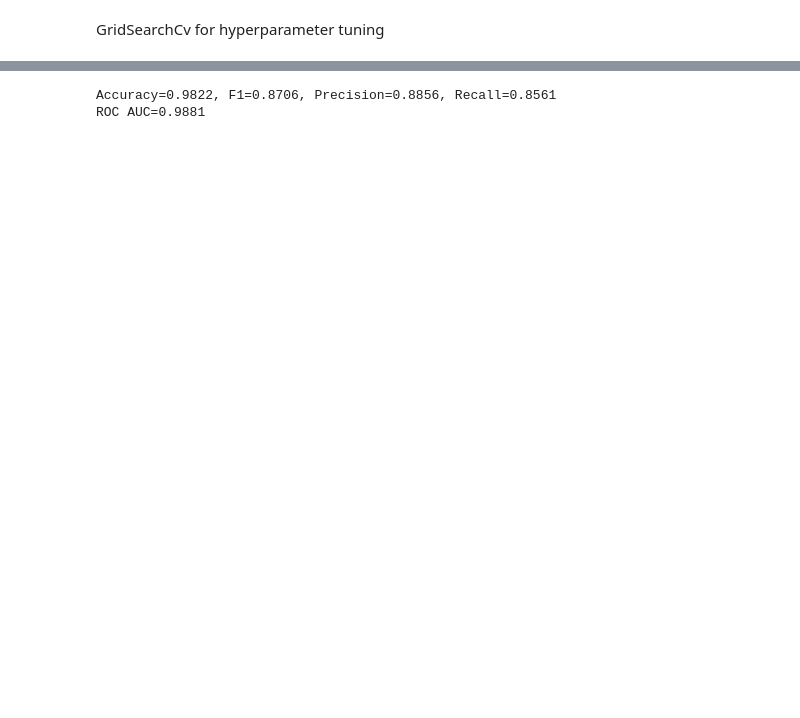
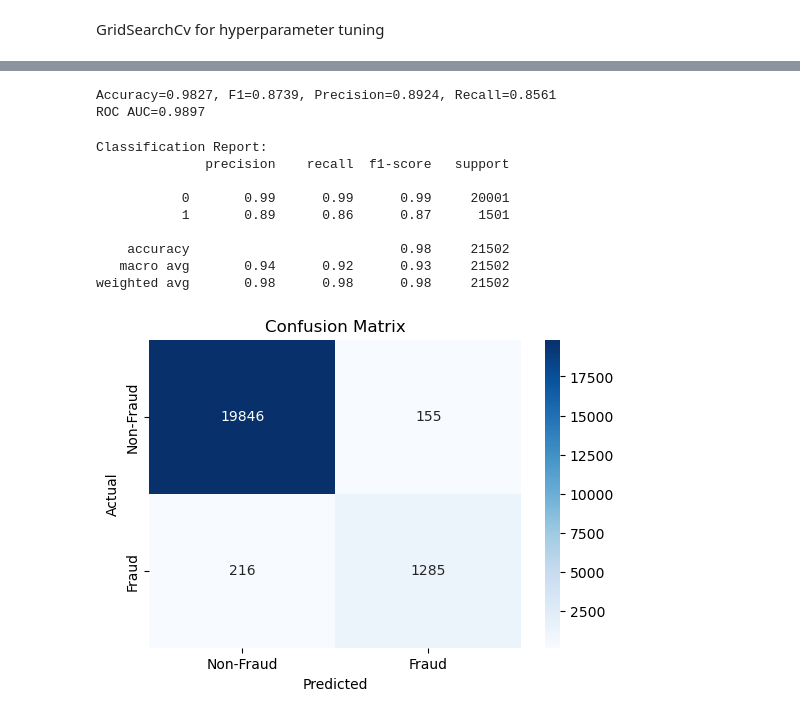
Before and after one commit to sumanbhattarai58/Internship, a Jupyter notebook: CreditCard_Fraud_Detection.ipynb, the cells around one changed output, grey strips where cells are left out. Drawn from its saved outputs; the diff is of its cells as text; code cells hidden in the pictures; blank space fills up the shorter version.

```diff
--- a/CreditCard_Fraud_Detection.ipynb
+++ b/CreditCard_Fraud_Detection.ipynb
@@ -141,9 +174,20 @@ Name: count, dtype: int64
 #Transform dob to age
 data['dob'] = pd.to_datetime(data['dob'])
 data['age'] = data['trans_date_trans_time'].dt.year - data['dob'].dt.year
-# %%
-# Calculate distance between customer and merchant
-data['dist'] = np.sqrt((data['lat'] - data['merch_lat'])**2 + (data['long'] - data['merch_long'])**2)
+# %%
+# Haversine formula to calculate distance in kilometers between customer and merchant
+R = 6371  # Earth radius in kilometers
+lat1 = np.radians(data['lat'])
+lon1 = np.radians(data['long'])
+lat2 = np.radians(data['merch_lat'])
+lon2 = np.radians(data['merch_long'])
+
+dlat = lat2 - lat1
+dlon = lon2 - lon1
+
+a = np.sin(dlat/2)**2 + np.cos(lat1) * np.cos(lat2) * np.sin(dlon/2)**2
+c = 2 * np.arcsin(np.sqrt(a))
+data['dist_km'] = R * c
 # %%
 #Drop unnecessary columns
 drop_cols = ['Unnamed: 0','cc_num','first','last','street','trans_num','unix_time','trans_date_trans_time','dob'
@@ -329,7 +373,7 @@ Index(['merchant', 'category', 'amt', 'city', 'state', 'zip', 'lat', 'long',
       dtype='object')
 # %%
 #Scaling numerial features
-numerical_cols = ['amt','zip','lat', 'long','city_pop', 'merch_lat', 'merch_long', 'age', 'dist', 'hour', 'day_of_week', 'month']
+numerical_cols = ['amt','zip','lat', 'long','city_pop', 'merch_lat', 'merch_long', 'age', 'dist_km', 'hour', 'day_of_week', 'month']
 
 from sklearn.compose import ColumnTransformer
 preprocessor = ColumnTransformer(
@@ -426,8 +470,33 @@ print(f"Accuracy={accuracy:.4f}, F1={f1:.4f}, Precision={precision:.4f}, Recall=
 if roc_auc is not None:
     print(f"ROC AUC={roc_auc:.4f}")
 # %% [output]
-Accuracy=0.9822, F1=0.8706, Precision=0.8856, Recall=0.8561
-ROC AUC=0.9881
+Accuracy=0.9827, F1=0.8739, Precision=0.8924, Recall=0.8561
+ROC AUC=0.9897
+# %%
+#print classification report
+print("\nClassification Report:")
+print(classification_report(y_test, y_pred))
+#EDA and Feature Engineering
+
+#Confusion Matrix
+cm = confusion_matrix(y_test, y_pred)
+plt.figure(figsize=(6, 4))
+sns.heatmap(cm, annot=True, fmt='d', cmap='Blues', xticklabels=['Non-Fraud', 'Fraud'], yticklabels=['Non-Fraud', 'Fraud'])
+plt.xlabel('Predicted')
+plt.ylabel('Actual')
+plt.title('Confusion Matrix')
+plt.show()
+# %% [output]
+Classification Report:
+              precision    recall  f1-score   support
+
+           0       0.99      0.99      0.99     20001
+           1       0.89      0.86      0.87      1501
+
+    accuracy                           0.98     21502
+   macro avg       0.94      0.92      0.93     21502
+weighted avg       0.98      0.98      0.98     21502
+[figure, added]
 # %%
 #Tracking experiments with MLflow
 import joblib
```
Also changed, not shown: parts of 12 cells of this notebook.
